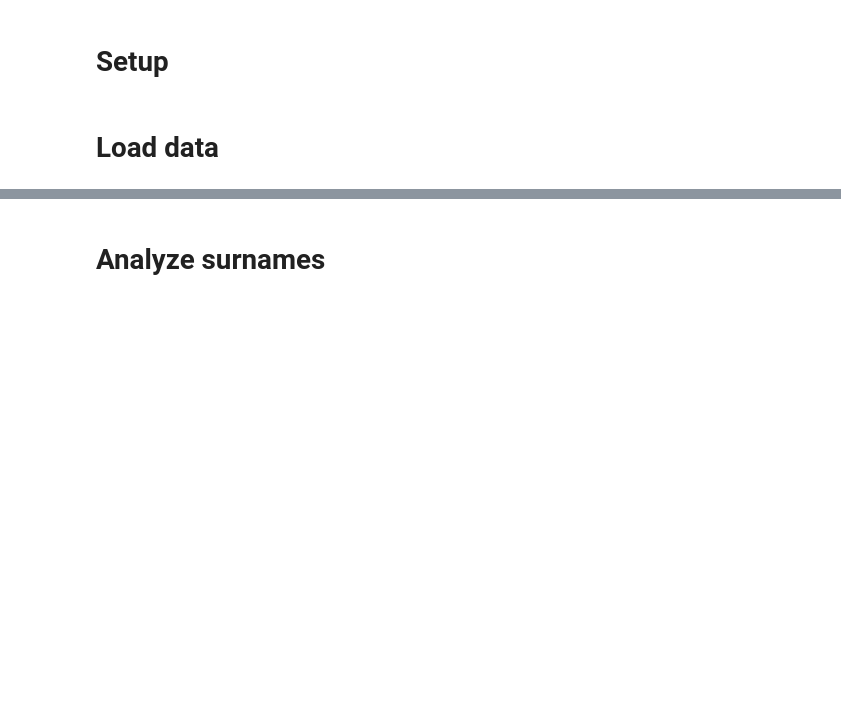
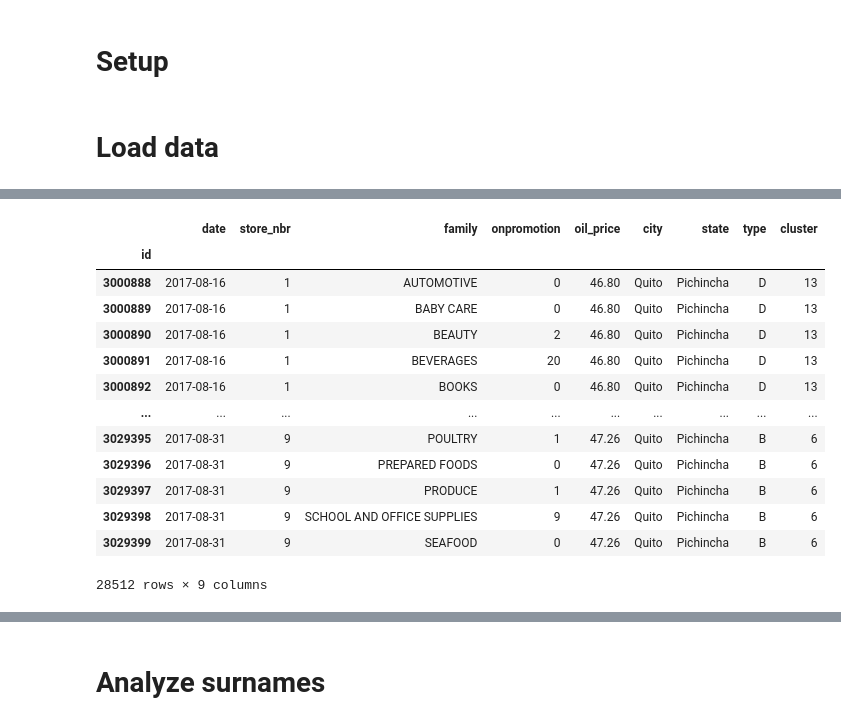
Before and after one commit to kurazu/kaggle-store-sales, a Jupyter notebook: nbs/EDA.ipynb, the cells around one changed output, grey strips where cells are left out. Cells and saved outputs as stored; diff of their text form; code cells hidden in the pictures; blank space fills up the shorter version.

```diff
--- a/nbs/EDA.ipynb
+++ b/nbs/EDA.ipynb
@@ -36,0 +231,3 @@ transactions 83488
+# %%
+test_df = test_df.join(filled_oil_df, on='date', how='left')
+test_df
@@ -36,0 +278,18 @@ transactions 83488
+# %%
+test_df = test_df.join(stores_df, on='store_nbr', how='left')
+test_df
+# %% [output]
+|  | date | store_nbr | family | onpromotion | oil_price | city | state | type | cluster |
+| id |  |  |  |  |  |  |  |  |  |
+| 3000888 | 2017-08-16 | 1 | AUTOMOTIVE | 0 | 46.80 | Quito | Pichincha | D | 13 |
+| 3000889 | 2017-08-16 | 1 | BABY CARE | 0 | 46.80 | Quito | Pichincha | D | 13 |
+| 3000890 | 2017-08-16 | 1 | BEAUTY | 2 | 46.80 | Quito | Pichincha | D | 13 |
+| 3000891 | 2017-08-16 | 1 | BEVERAGES | 20 | 46.80 | Quito | Pichincha | D | 13 |
+| 3000892 | 2017-08-16 | 1 | BOOKS | 0 | 46.80 | Quito | Pichincha | D | 13 |
+| ... | ... | ... | ... | ... | ... | ... | ... | ... | ... |
+| 3029395 | 2017-08-31 | 9 | POULTRY | 1 | 47.26 | Quito | Pichincha | B | 6 |
+| 3029396 | 2017-08-31 | 9 | PREPARED FOODS | 0 | 47.26 | Quito | Pichincha | B | 6 |
+| 3029397 | 2017-08-31 | 9 | PRODUCE | 1 | 47.26 | Quito | Pichincha | B | 6 |
+| 3029398 | 2017-08-31 | 9 | SCHOOL AND OFFICE SUPPLIES | 9 | 47.26 | Quito | Pichincha | B | 6 |
+| 3029399 | 2017-08-31 | 9 | SEAFOOD | 0 | 47.26 | Quito | Pichincha | B | 6 |
+28512 rows × 9 columns
```
Also changed, not shown: parts of 27 cells of this notebook.
